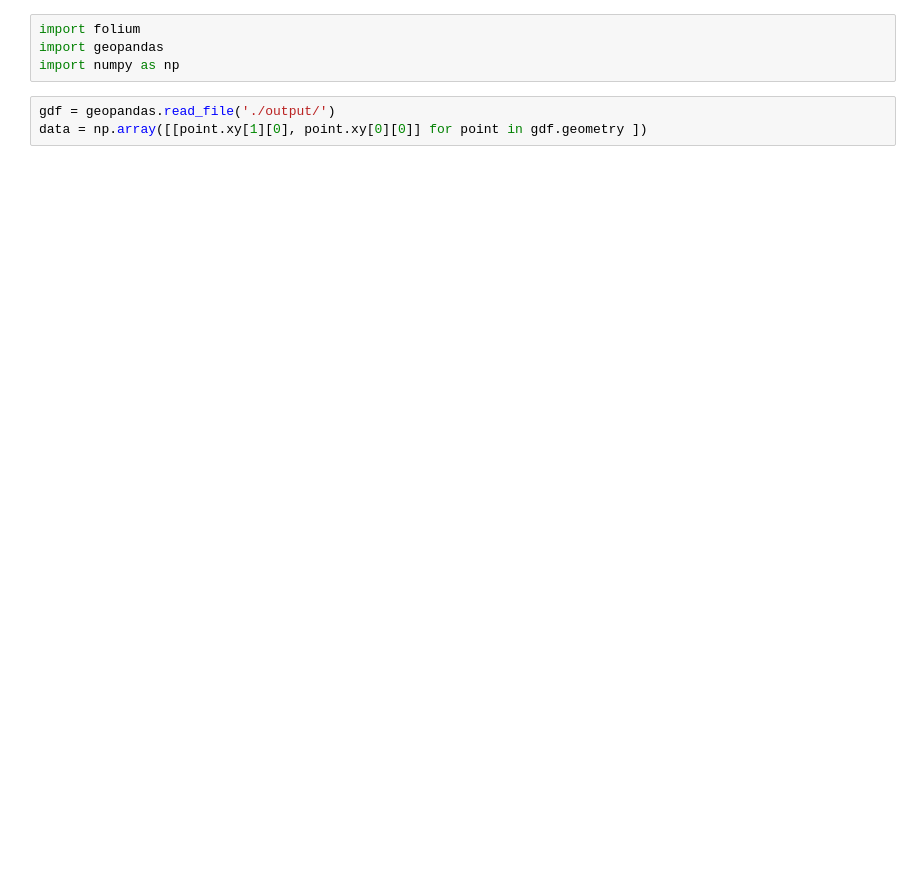
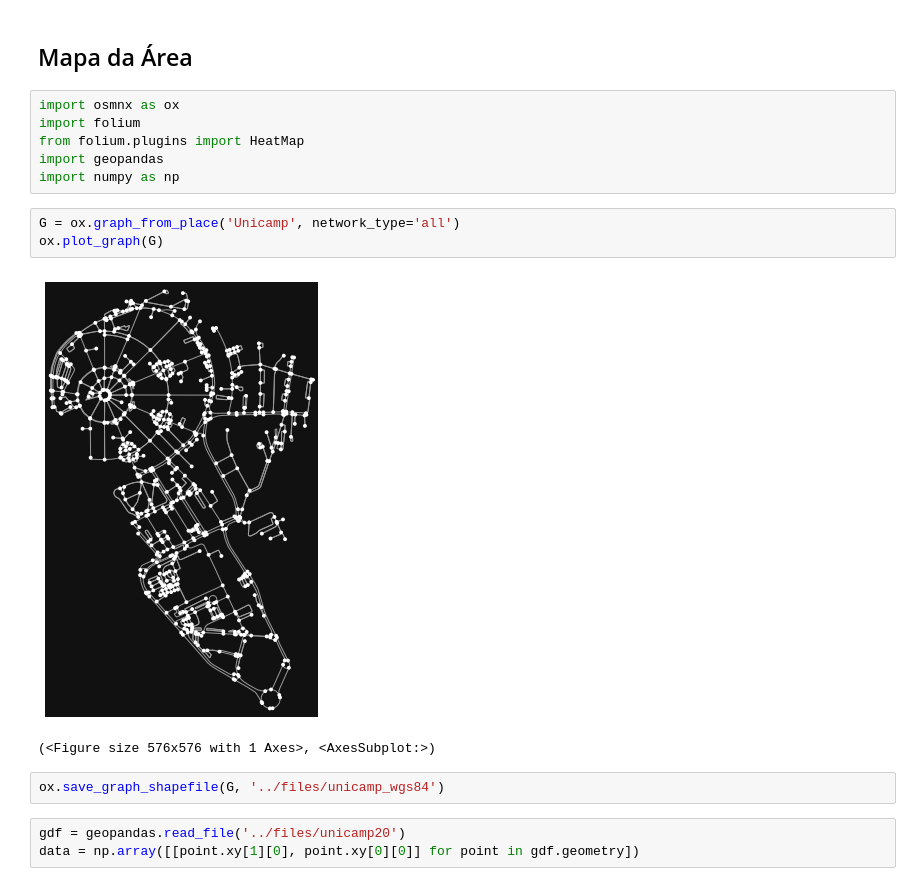
Before and after one commit to flych3r/Treepedia_Public, a Jupyter notebook: docs/viz.ipynb, the cells around one changed output. Cells and saved outputs as stored; diff of their text form; blank space fills up the shorter version.

```diff
--- a/docs/viz.ipynb
+++ b/docs/viz.ipynb
@@ -1,8 +1,20 @@
+# %% [markdown]
+## Mapa da Área
 # %%
+import osmnx as ox
 import folium
+from folium.plugins import HeatMap
 import geopandas
 import numpy as np
+# %%
+G = ox.graph_from_place('Unicamp', network_type='all')
+ox.plot_graph(G)
+# %% [output]
+[figure, added]
+(<Figure size 576x576 with 1 Axes>, <AxesSubplot:>)
+# %%
+ox.save_graph_shapefile(G, '../files/unicamp_wgs84')
 # %%
-gdf = geopandas.read_file('./output/')
-data = np.array([[point.xy[1][0], point.xy[0][0]] for point in gdf.geometry ])
+gdf = geopandas.read_file('../files/unicamp20')
+data = np.array([[point.xy[1][0], point.xy[0][0]] for point in gdf.geometry])
 # %%
```
Also changed, not shown: parts of 17 cells of this notebook, 27 other files.
